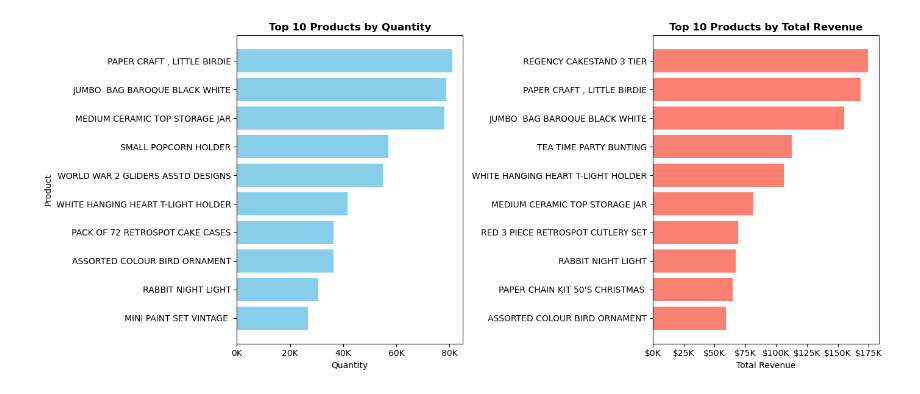
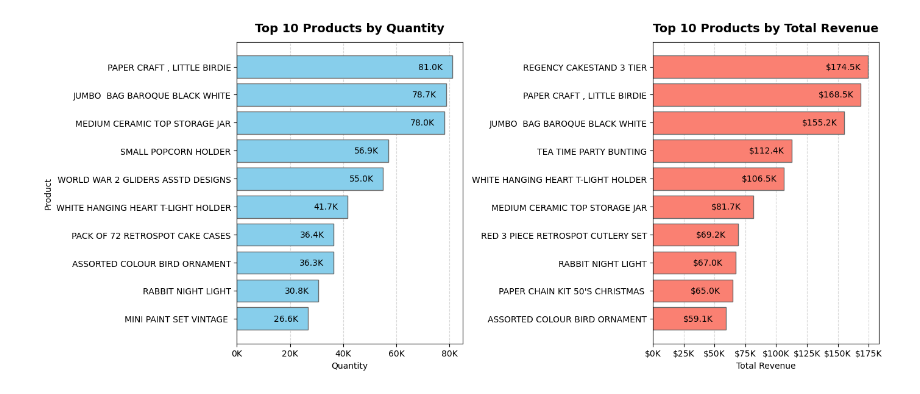
Before and after one commit to EdwardHowell627/Python_Online_Sales_Analysis, a Jupyter notebook: analysis/1_products.ipynb, the cells around one changed output. Drawn from its saved outputs; the diff is of its cells as text; code cells hidden in the pictures.

Commit message:
finished plot 2

```diff
--- a/analysis/1_products.ipynb
+++ b/analysis/1_products.ipynb
@@ -30,28 +42,3 @@ df_cancelled = df[df.Cancelled]
-# %%
-
-# Read in CSV
-df = pd.read_csv('../dataset/online_retail.csv')
-
-# Clean Columns
-df['InvoiceDate'] = pd.to_datetime(df['InvoiceDate'])
-
-df['Cancelled'] = df['InvoiceNo'].str.startswith('C')
-df['InvoiceNo'].mask(df['Cancelled'],df['InvoiceNo'].str[1:], inplace=True)
-
-df = df[df.StockCode.str.len() <= 6]
-df['StockCode'] = df['StockCode'].str[0:5]
-df = df[df.StockCode.str.isnumeric()]
-
-df['TotalPrice'] = df['Quantity'] * df['UnitPrice']
-
-# Remove Damage Instances
-df_qsum = df[~df.Cancelled].groupby('StockCode')['Quantity'].sum()
-problem_instances = df[(df.StockCode.isin(df_qsum[df_qsum < 0].index)) & (df.Quantity < 0) & (~df.Cancelled)].index
-df.drop(index=problem_instances,inplace=True)
-
-# Separating Data
-df = df[~df.Cancelled]
-df_cancelled = df[df.Cancelled]
 # %%
 # Create a Grouped Dataset
 products_group = df.groupby('StockCode')[['Quantity','TotalPrice']].sum()
@@ -61,28 +48,36 @@ products_group = products_group.join(product_details, on='StockCode')
 # %%
 # Setup
 top_quantity = products_group.sort_values(by='Quantity',ascending=False).head(10)
 top_totalprice = products_group.sort_values(by='TotalPrice',ascending=False).head(10)
 
 fig, ax = plt.subplots(1, 2)
 fig.set_size_inches((14, 6))
 
 # Quantity
-ax[0].barh(top_quantity['Description'], top_quantity['Quantity'], color='skyblue')
+bars1 = ax[0].barh(top_quantity['Description'], top_quantity['Quantity'], color='skyblue', edgecolor='dimgrey')
 ax[0].invert_yaxis()
-ax[0].set_title('Top 10 Products by Quantity', fontsize=12, weight='bold')
+ax[0].set_title('Top 10 Products by Quantity', fontsize=14, weight='bold', pad=12)
 ax[0].set_xlabel('Quantity')
 ax[0].set_ylabel('Product')
 ax[0].xaxis.set_major_formatter(FuncFormatter(lambda x, _: f'{x/1000:.0f}K'))
+labels1 = [f'{x/1000:.1f}K' for x in top_quantity['Quantity']]
+ax[0].bar_label(bars1, labels=labels1, padding=-40)
+ax[0].grid(axis='x', linestyle='--', alpha=0.5)
+ax[0].set_axisbelow(True)
 
 # Total Price
-ax[1].barh(top_totalprice['Description'], top_totalprice['TotalPrice'], color='salmon')
+bars2 = ax[1].barh(top_totalprice['Description'], top_totalprice['TotalPrice'], color='salmon', edgecolor='dimgrey')
 ax[1].invert_yaxis()
-ax[1].set_title('Top 10 Products by Total Revenue', fontsize=12, weight='bold')
+ax[1].set_title('Top 10 Products by Total Revenue', fontsize=14, weight='bold', pad=12)
 ax[1].set_xlabel('Total Revenue')
 ax[1].set_ylabel('')
 ax[1].xaxis.set_major_formatter(FuncFormatter(lambda x, _: f'${x/1000:.0f}K'))
+labels2 = [f'${x/1000:.1f}K' for x in top_totalprice['TotalPrice']]
+ax[1].bar_label(bars2, labels=labels2, padding=-50)
+ax[1].grid(axis='x', linestyle='--', alpha=0.5)
+ax[1].set_axisbelow(True)
 
 # Finish
 plt.tight_layout()
 # %% [output]
-[figure, old version]
+[figure, new version]
```
Also changed, not shown: parts of 2 cells of this notebook.
